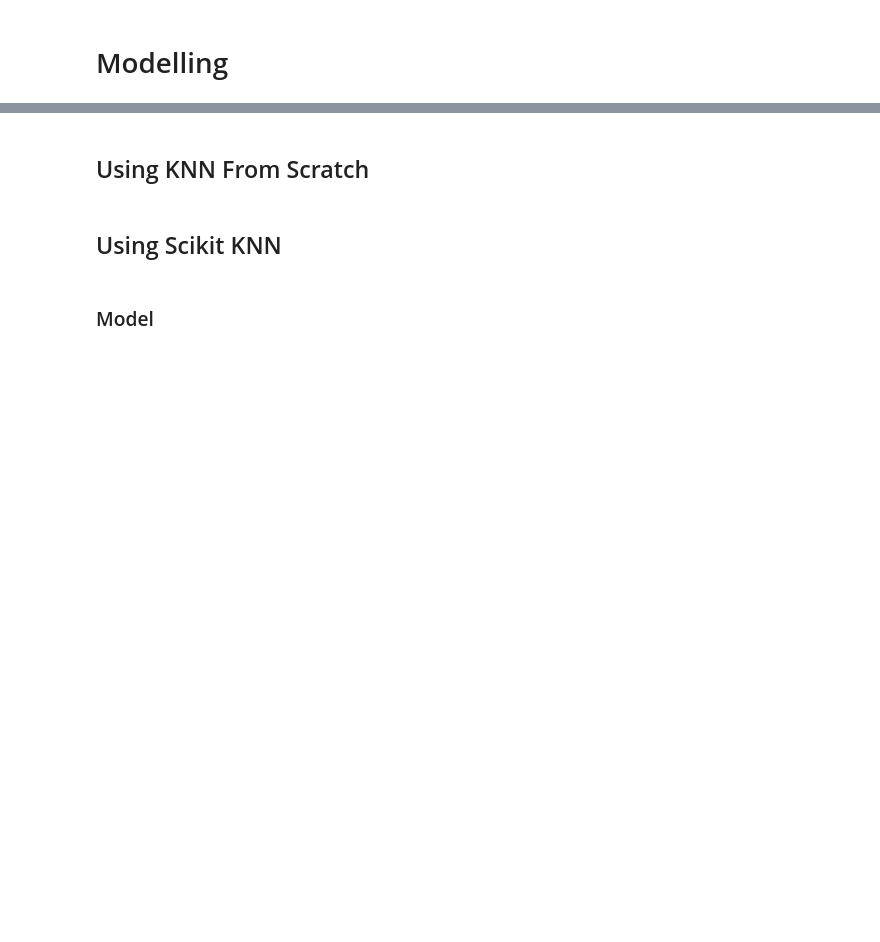
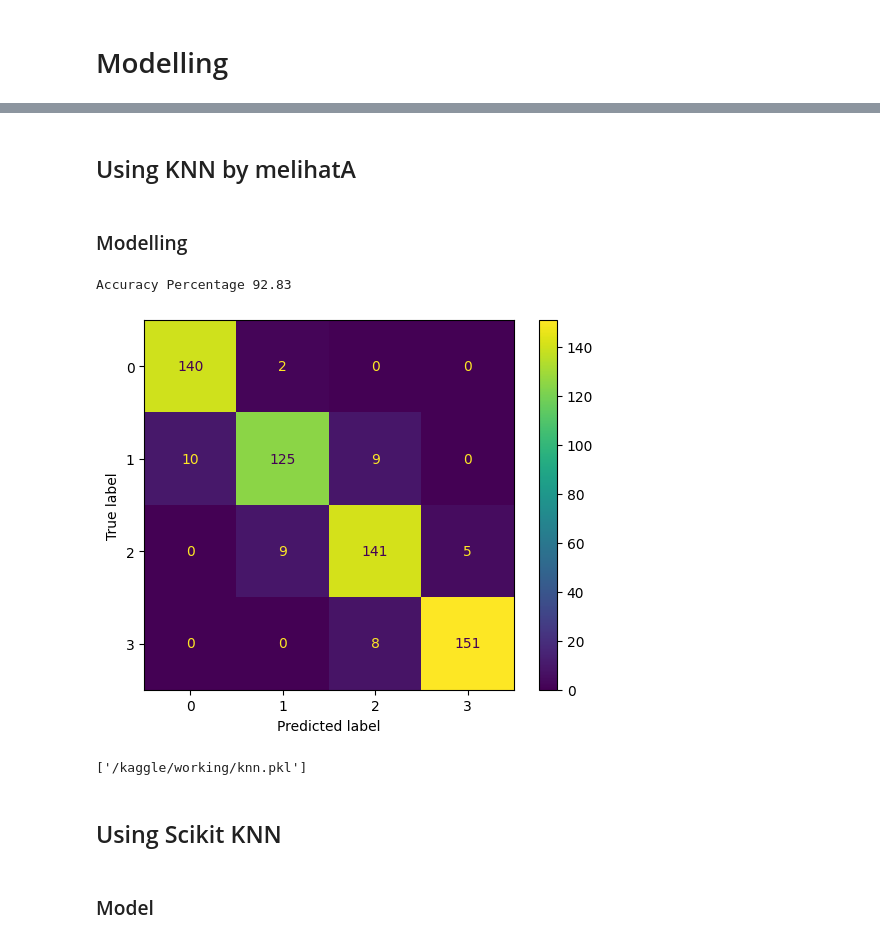
Before and after one commit to MHEN2606/Tubes2_melihatA, a Jupyter notebook: tubes2-melihatA.ipynb, the cells around one changed output, grey strips where cells are left out. Saved outputs shown, nothing was run; the diff lists cells and outputs as text; code cells hidden in the pictures; blank space fills up the shorter version.

```diff
--- a/tubes2-melihatA.ipynb
+++ b/tubes2-melihatA.ipynb
@@ -213,7 +249,9 @@ def display_scores(scores):
     print("Mean:", scores.mean())
     print("Standard deviation:", scores.std())
 # %% [markdown]
-## Using KNN From Scratch
+## Using KNN by melihatA
+# %% [markdown]
+### Modelling
 # %%
 from collections import Counter
 
@@ -258,7 +286,25 @@ print(y_pred)
+# %%
+# for i in range (1,10,2):
+knn = KNN(k=5)
+knn.fit(feature_column.to_numpy(), target_column.to_numpy())
+y_pred_knn = knn.predict(X_test.to_numpy())
+acc = np.sum(y_test == y_pred_knn)/len(y_test)
 # %%
-# CHECK ACCURACY
-acc = np.sum(y_pred == y_test) / len(y_test)
-print(acc)
+acc = np.sum(y_test == y_pred_knn)/len(y_test)
+print(f"Accuracy Percentage {np.round(acc*100,2)}")
+# %% [output]
+Accuracy Percentage 92.83
+# %%
+knn_cm = confusion_matrix(y_test, y_pred_knn)
+disp = ConfusionMatrixDisplay(knn_cm)
+disp.plot()
+plt.show()
+# %% [output]
+[figure, added]
+# %%
+joblib.dump(knn, "/kaggle/working/knn.pkl")
+# %% [output]
+['/kaggle/working/knn.pkl']
 # %% [markdown]
 ## Using Scikit KNN
 # %% [markdown]
```
Also changed, not shown: parts of 25 cells of this notebook.
